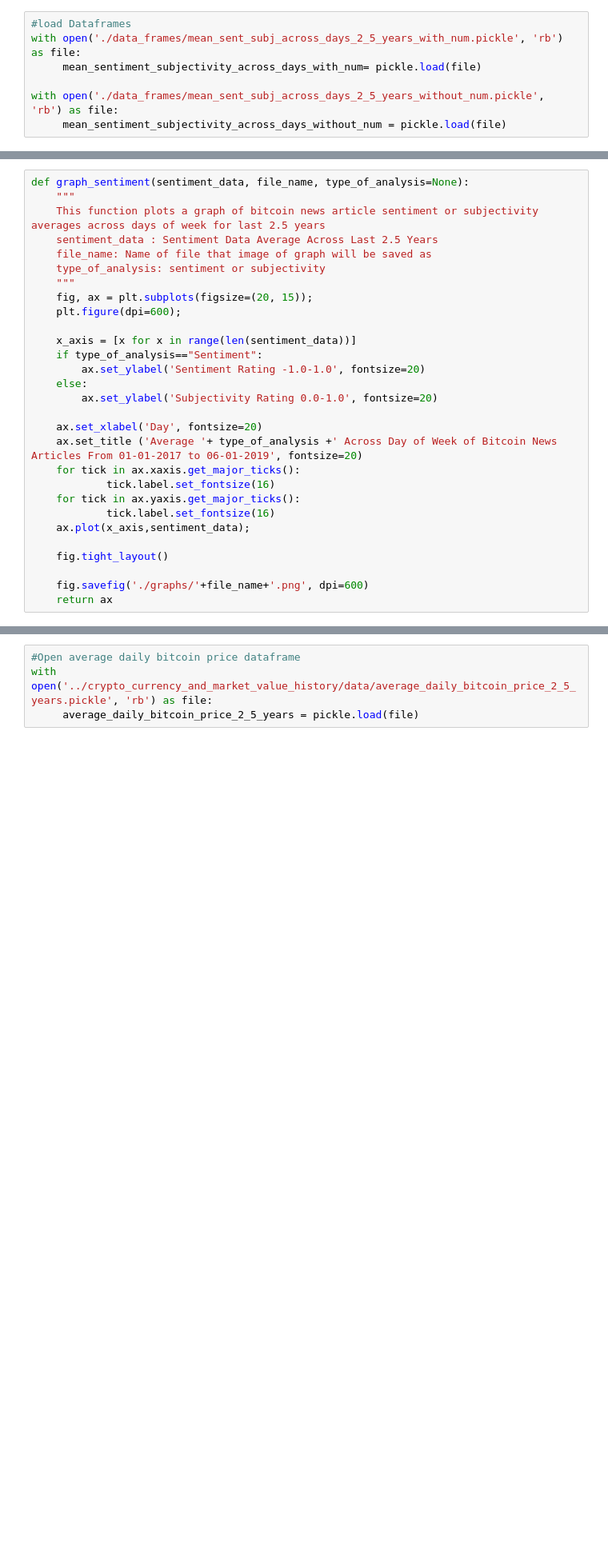
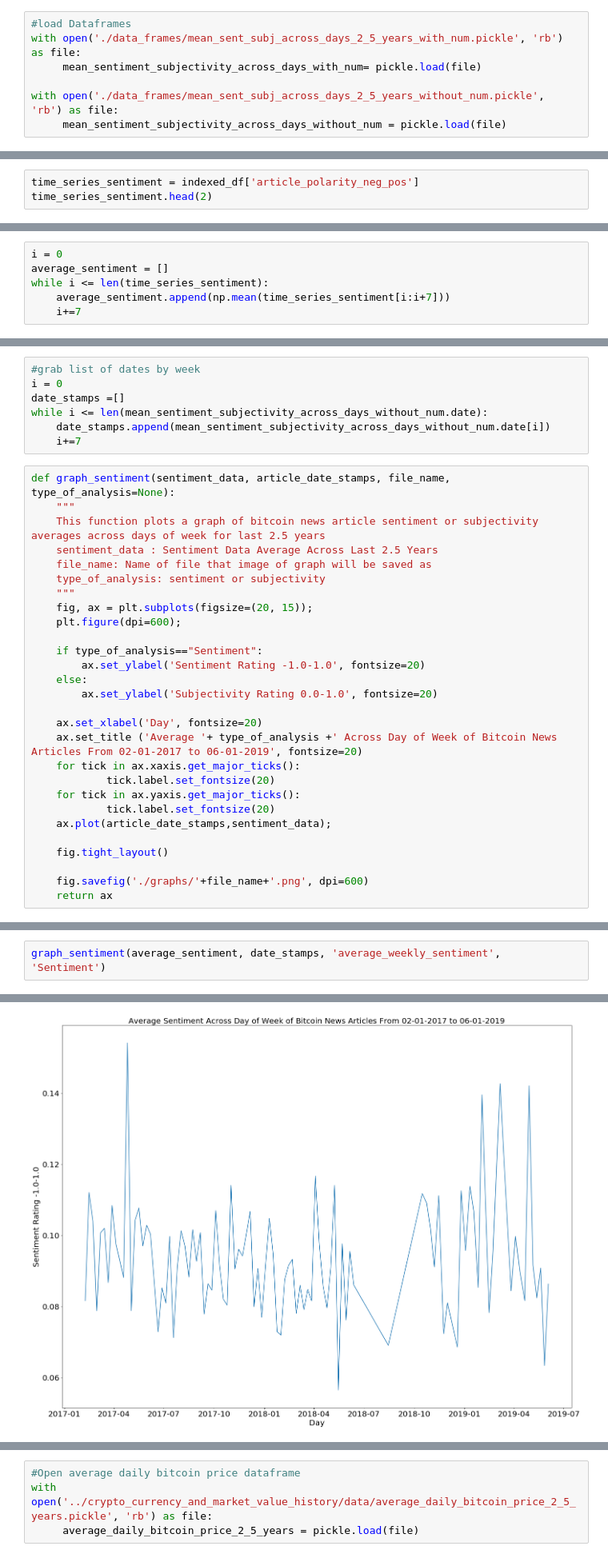
Before and after one commit to MohammadBakir/Bitcoin-Price-Prediction, a Jupyter notebook: sentiment_analysis/bitcoin_news_sentiment_analysis.ipynb, the cells around one changed output, grey strips where cells are left out. Shown at 80% size. Drawn from its saved outputs; the diff is of its cells as text; blank space fills up the shorter version.

```diff
--- a/sentiment_analysis/bitcoin_news_sentiment_analysis.ipynb
+++ b/sentiment_analysis/bitcoin_news_sentiment_analysis.ipynb
@@ -108,0 +132,3 @@ with open('./data_frames/mean_sent_subj_across_days_2_5_years_without_num.pickle
+# %%
+time_series_sentiment = indexed_df['article_polarity_neg_pos']
+time_series_sentiment.head(2)
@@ -108,0 +140,6 @@ with open('./data_frames/mean_sent_subj_across_days_2_5_years_without_num.pickle
+# %%
+i = 0
+average_sentiment = []
+while i <= len(time_series_sentiment):
+    average_sentiment.append(np.mean(time_series_sentiment[i:i+7]))
+    i+=7
@@ -109,5 +149,12 @@ with open('./data_frames/mean_sent_subj_across_days_2_5_years_without_num.pickle
+# %%
+#grab list of dates by week
+i = 0
+date_stamps =[]
+while i <= len(mean_sentiment_subjectivity_across_days_without_num.date):
+    date_stamps.append(mean_sentiment_subjectivity_across_days_without_num.date[i])
+    i+=7
 # %%
-def graph_sentiment(sentiment_data, file_name, type_of_analysis=None):
+def graph_sentiment(sentiment_data, article_date_stamps, file_name, type_of_analysis=None):
     """
     This function plots a graph of bitcoin news article sentiment or subjectivity averages across days of week for last 2.5 years
     sentiment_data : Sentiment Data Average Across Last 2.5 Years
@@ -117,19 +164,18 @@ def graph_sentiment(sentiment_data, file_name, type_of_analysis=None):
     fig, ax = plt.subplots(figsize=(20, 15));
     plt.figure(dpi=600);
 
-    x_axis = [x for x in range(len(sentiment_data))]
     if type_of_analysis=="Sentiment":
         ax.set_ylabel('Sentiment Rating -1.0-1.0', fontsize=20)
     else:
         ax.set_ylabel('Subjectivity Rating 0.0-1.0', fontsize=20)
 
     ax.set_xlabel('Day', fontsize=20)
-    ax.set_title ('Average '+ type_of_analysis +' Across Day of Week of Bitcoin News Articles From 01-01-2017 to 06-01-2019', fontsize=20)
+    ax.set_title ('Average '+ type_of_analysis +' Across Day of Week of Bitcoin News Articles From 02-01-2017 to 06-01-2019', fontsize=20)
     for tick in ax.xaxis.get_major_ticks():
-            tick.label.set_fontsize(16)
+            tick.label.set_fontsize(20)
     for tick in ax.yaxis.get_major_ticks():
-            tick.label.set_fontsize(16)
-    ax.plot(x_axis,sentiment_data);
+            tick.label.set_fontsize(20)
+    ax.plot(article_date_stamps,sentiment_data);
 
     fig.tight_layout()
 
@@ -193,0 +184,3 @@ sentiment_indexs_largest_negative_change = article_loc_of_lrg_coin_price_diff(la
+# %%
+graph_sentiment(average_sentiment, date_stamps, 'average_weekly_sentiment', 'Sentiment')
+# %% [output]
@@ -193,0 +192 @@ sentiment_indexs_largest_negative_change = article_loc_of_lrg_coin_price_diff(la
+[figure, added]
```
Also changed, not shown: parts of 27 cells of this notebook, 16 other files.
